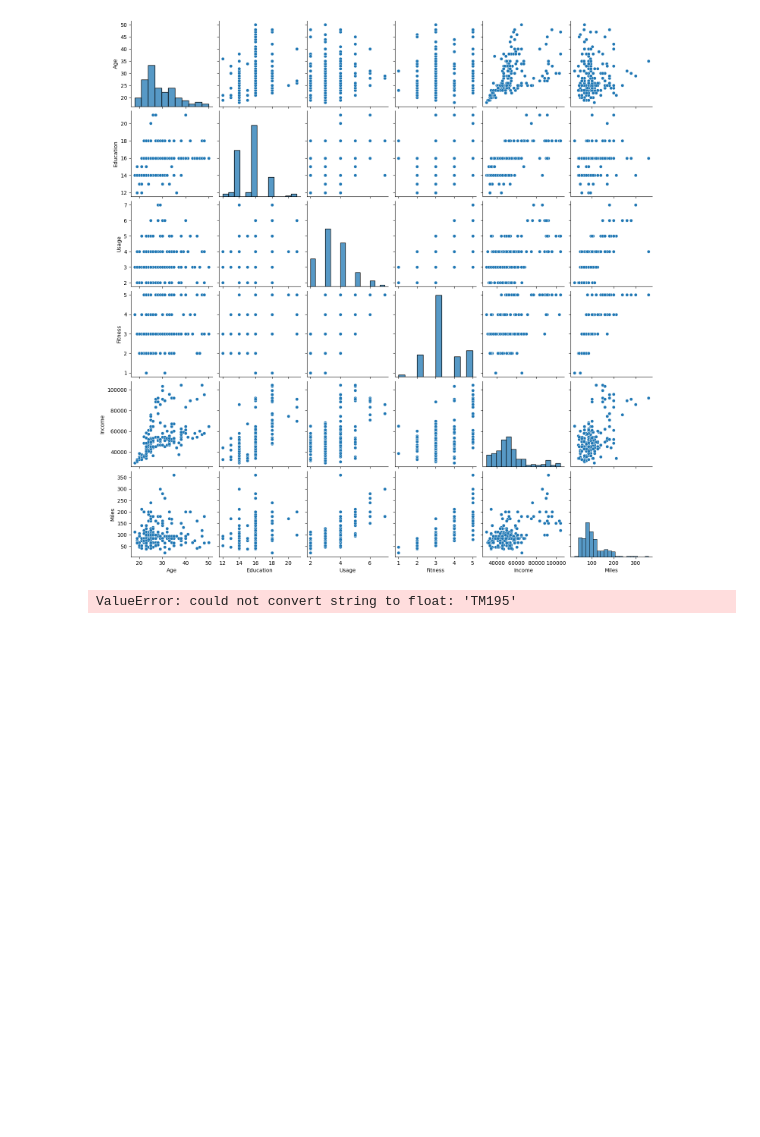
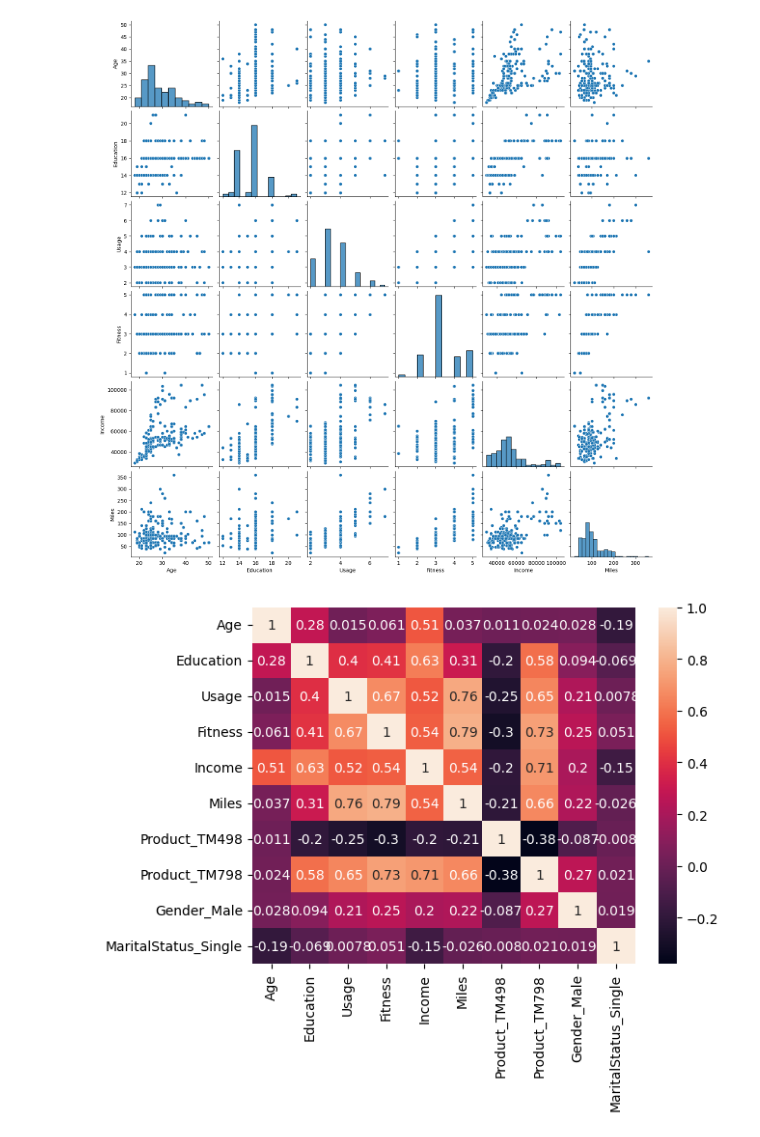
Before and after one commit to priyanka07-prog/Prediction_Model, a Jupyter notebook: analysis.ipynb, the cells around one changed output. Saved outputs shown, nothing was run; the diff lists cells and outputs as text; code cells hidden in the pictures; blank space fills up the shorter version.

```diff
--- a/analysis.ipynb
+++ b/analysis.ipynb
@@ -31,7 +31,8 @@ plt.show()
 # %% [output]
 [figure]
 # %%
-sns.heatmap(df.corr(), annot=True)
+df_encoded = pd.get_dummies(df, drop_first=True)
+sns.heatmap(df_encoded.corr(), annot=True)
 plt.show()
 # %% [output]
-ValueError: could not convert string to float: 'TM195'
+[figure, added]
```
Also changed, not shown: 3 other files.
